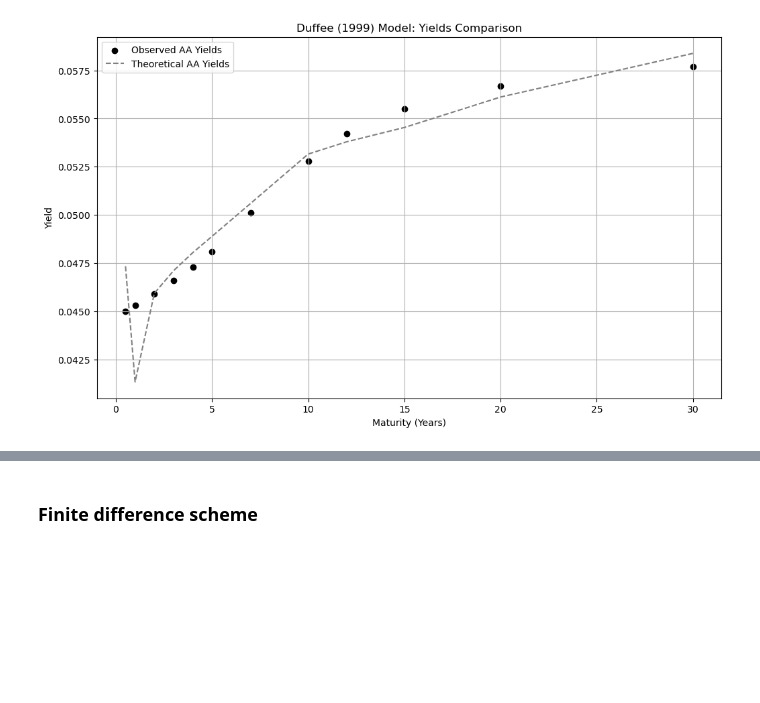
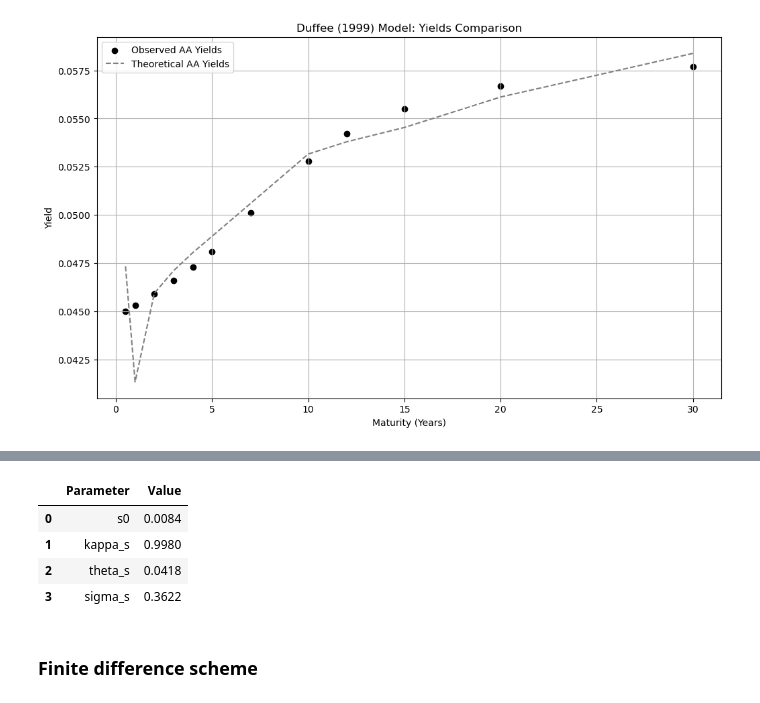
Before and after one commit to fangsitang/TP2_fixed_income, a Jupyter notebook: part1.ipynb, the cells around one changed output, grey strips where cells are left out. Saved outputs shown, nothing was run; the diff lists cells and outputs as text; code cells hidden in the pictures; blank space fills up the shorter version.

```diff
--- a/part1.ipynb
+++ b/part1.ipynb
@@ -220,3 +254,11 @@ beta: -0.7544
+# %%
+s_t_params
+# %% [output]
+|  | Parameter | Value |
+| 0 | s0 | 0.0084 |
+| 1 | kappa_s | 0.9980 |
+| 2 | theta_s | 0.0418 |
+| 3 | sigma_s | 0.3622 |
 # %% [markdown]
 ### Finite difference scheme
 # %%
```
Also changed, not shown: parts of 2 cells of this notebook.
